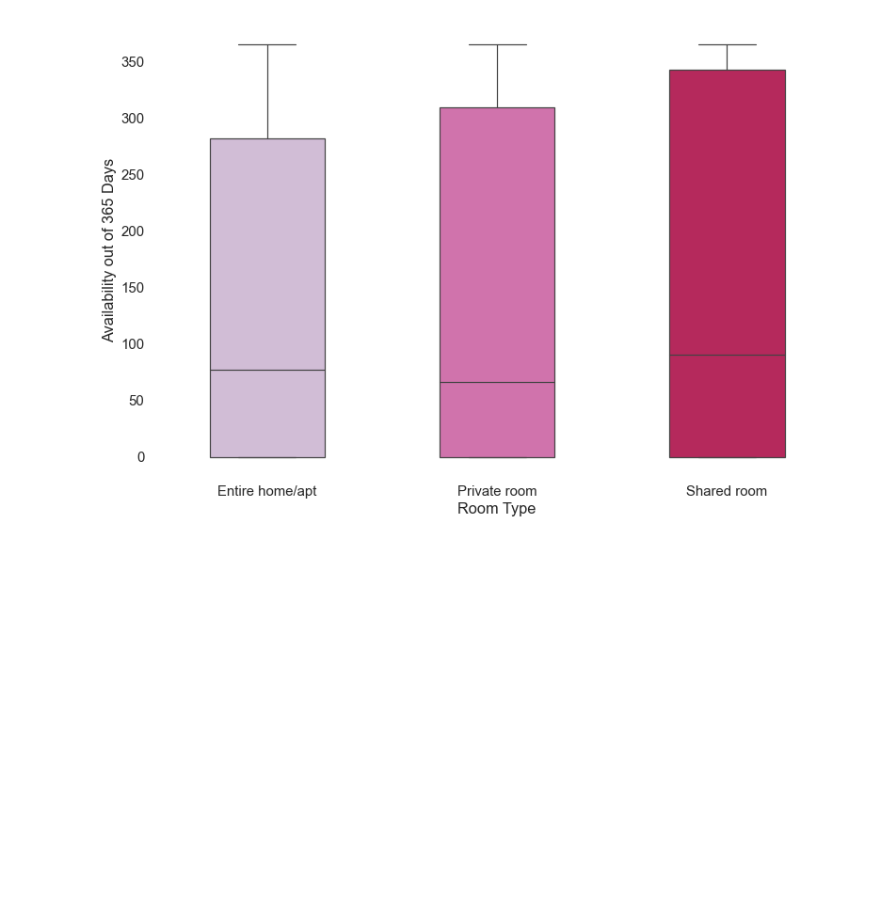
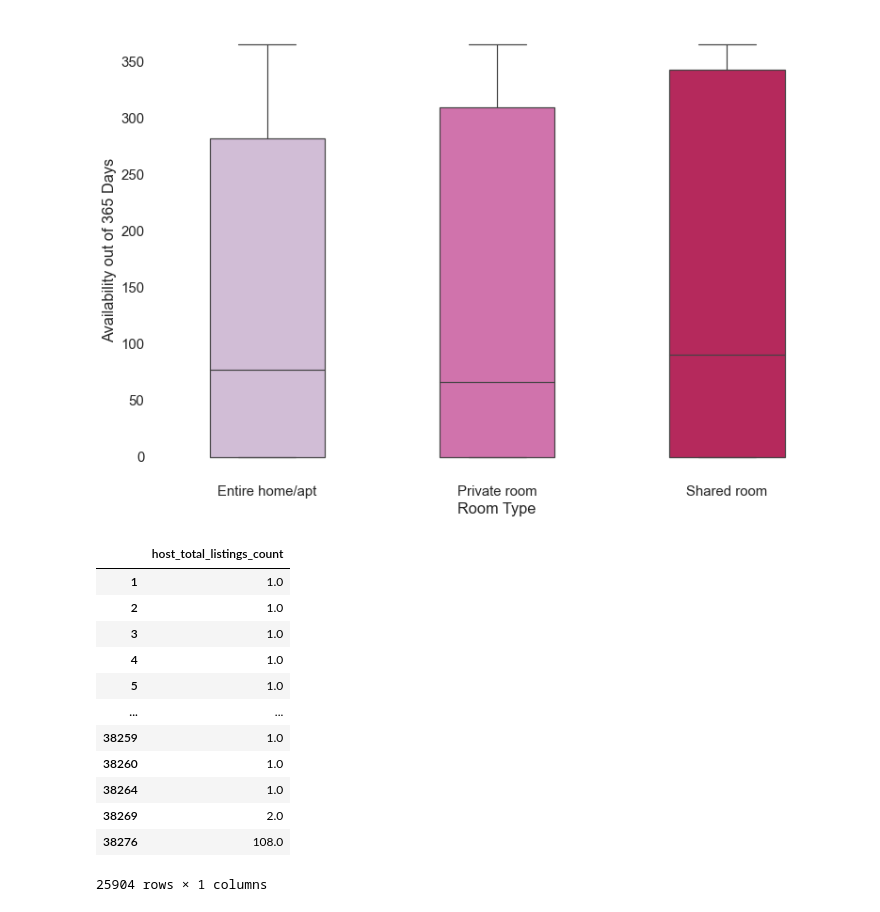
Before and after one commit to mb3005/NYC-Airbnbs, a Jupyter notebook: Python Project 1 - Airbnbs in NYC.ipynb, the cells around one changed output. Saved outputs shown, nothing was run; the diff lists cells and outputs as text; code cells hidden in the pictures; blank space fills up the shorter version.

```diff
--- a/Python Project 1 - Airbnbs in NYC.ipynb
+++ b/Python Project 1 - Airbnbs in NYC.ipynb
@@ -586,0 +592,20 @@ sns.boxplot(x = 'room_type', y = 'availability_365', data = avail, width = 0.5,
+# %%
+host_df = listings2021.sort_values('host_total_listings_count', ascending=False).drop_duplicates('host_id').sort_index()
+# %%
+host_df.host_total_listings_count = host_df.host_total_listings_count.replace(0,1)
+# %%
+host_df[["host_total_listings_count"]]
+# %% [output]
+|  | host_total_listings_count |
+| 1 | 1.0 |
+| 2 | 1.0 |
+| 3 | 1.0 |
+| 4 | 1.0 |
+| 5 | 1.0 |
+| ... | ... |
+| 38259 | 1.0 |
+| 38260 | 1.0 |
+| 38264 | 1.0 |
+| 38269 | 2.0 |
+| 38276 | 108.0 |
+25904 rows × 1 columns
```
Also changed, not shown: parts of 4 cells of this notebook.
